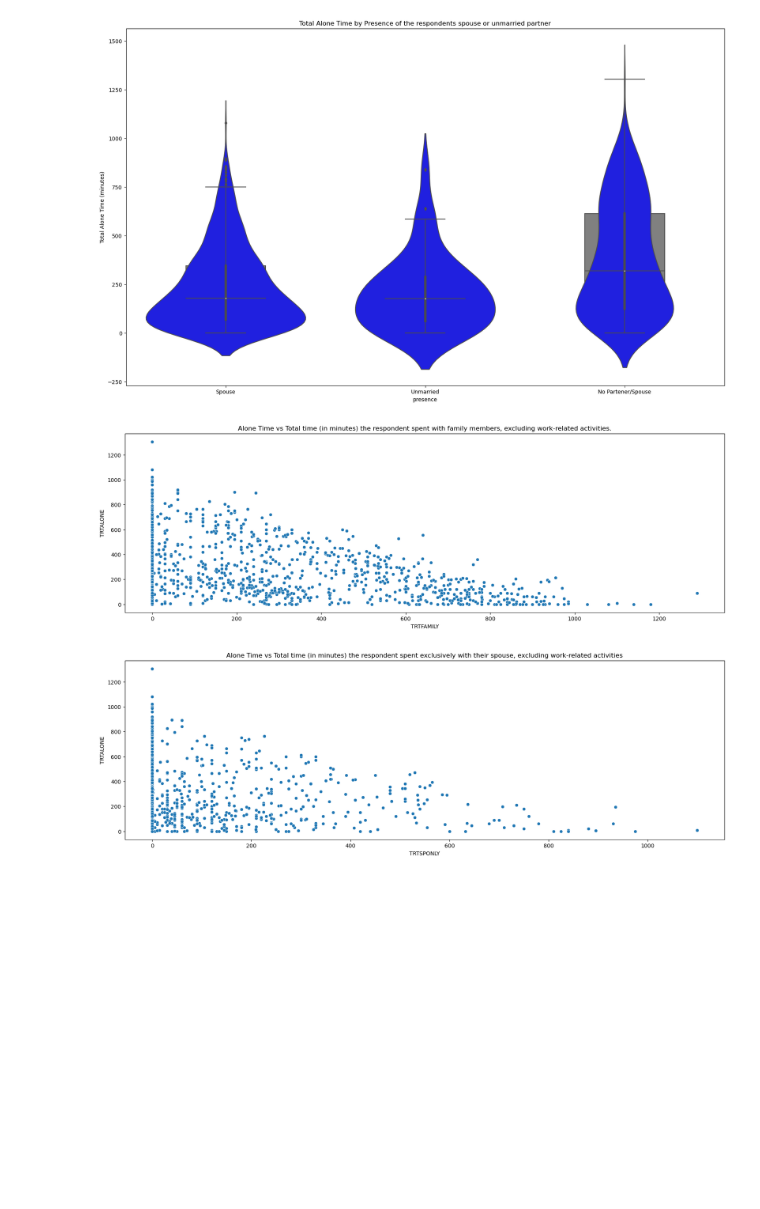
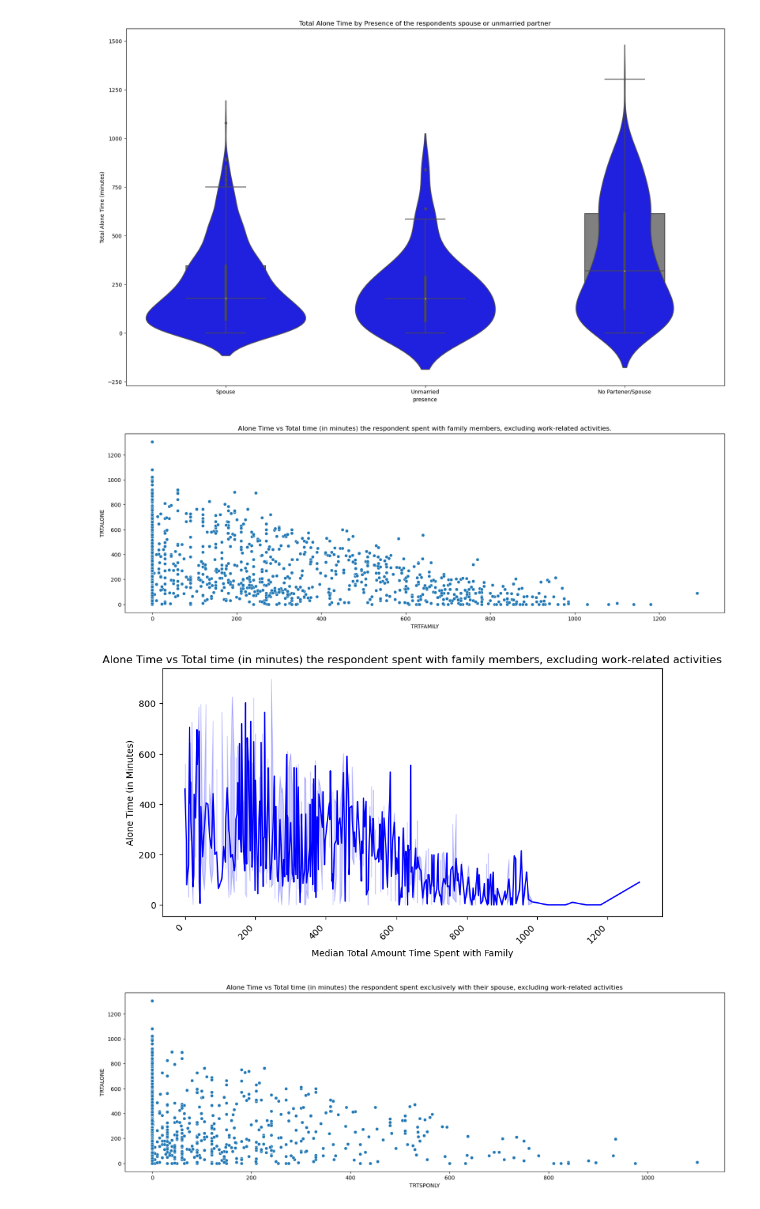
Before and after one commit to nac315/Capstone, a Jupyter notebook: Project1.ipynb, the cells around one changed output. Drawn from its saved outputs; the diff is of its cells as text; code cells hidden in the pictures; blank space fills up the shorter version.

```diff
--- a/Project1.ipynb
+++ b/Project1.ipynb
@@ -199,12 +187,30 @@ plt.show()
 # %%
 plt.figure(figsize=(20,6))
 
 sns.scatterplot(data=final_df, x='TRTFAMILY', y='TRTALONE')
 plt.title('Alone Time vs Total time (in minutes) the respondent spent with family members, excluding work-related activities.')
 
 plt.show()
+
+
+#
+
+plt.figure(figsize=(10, 5))
+sns.lineplot(data=final_df, x='TRTFAMILY', y='TRTALONE', color='blue', estimator='median')
+
+# Title and labels
+plt.title('Alone Time vs Total time (in minutes) the respondent spent with family members, excluding work-related activities')
+plt.xlabel('Median Total Amount Time Spent with Family')
+plt.ylabel('Alone Time (in Minutes)')
+
+# Rotate x-axis labels for readability
+plt.xticks(rotation=45, ha='right')
+
+# Show the plot
+plt.show()
 # %% [output]
 [figure]
+[figure, added]
 # %%
 plt.figure(figsize=(20,6))
 
```
Also changed, not shown: parts of 21 cells of this notebook.
